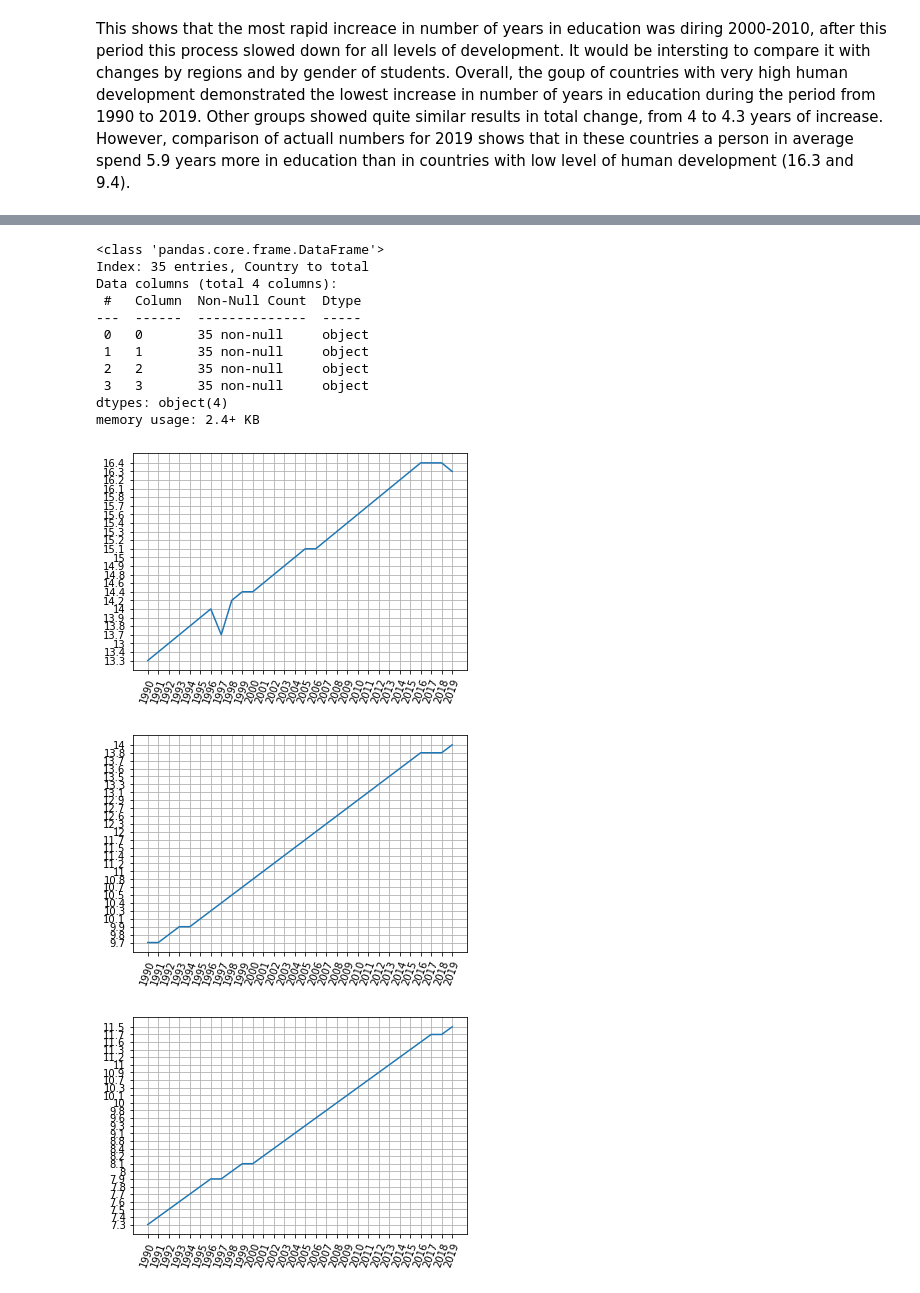
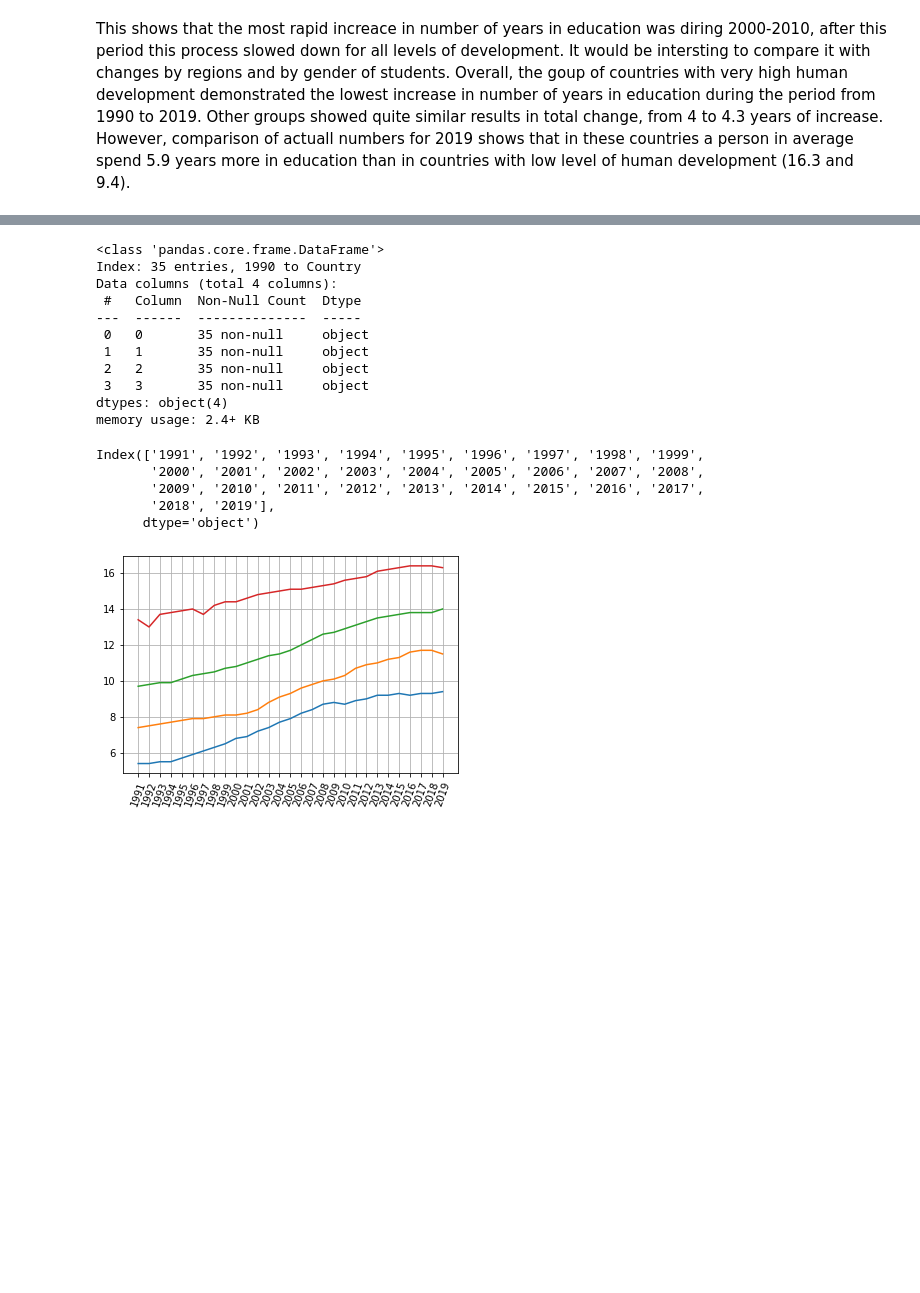
Before and after one commit to mara-ber/programing_for_data, a Jupyter notebook: project - education.ipynb, the cells around one changed output, grey strips where cells are left out. Drawn from its saved outputs; the diff is of its cells as text; code cells hidden in the pictures; blank space fills up the shorter version.

```diff
--- a/project - education.ipynb
+++ b/project - education.ipynb
@@ -206,0 +161,9 @@ Graphs for each level of development to see how the changes have been happenning
+# %%
+df2 = pd.concat([pd.DataFrame([pd.to_numeric(schooling_development[e],errors='coerce') \
+                               for e in schooling_development.columns if e not in ['Country']]).T,\
+                 schooling_development[['Country']]],axis=1)
+
+df2.info()
+
+schooling_development_t = df2.T
+display(schooling_development_t)
@@ -207,33 +205,33 @@ Graphs for each level of development to see how the changes have been happenning
 # %%
-schooling_development_t = schooling_development.T
-display(schooling_development_t)
+
+#display(schooling_development_t)
 schooling_development_t.info()
-VH_dev = schooling_development.iloc[0, 1:31]
-H_dev = schooling_development.iloc[1, 1:31]
-M_dev = schooling_development.iloc[2, 1:31]
-L_dev = schooling_development.iloc[3, 1:31]
-#display(VH_dev)
+
+VH_dev = schooling_development_t.iloc[1:30, 0]
+H_dev = schooling_development_t.iloc[1:30, 1]
+M_dev = schooling_development_t.iloc[1:30, 2]
+L_dev = schooling_development_t.iloc[1:30, 3]
+display(VH_dev.keys())
 labels = VH_dev.keys()
+
+
+plt.plot(labels, L_dev)
+plt.xticks(rotation=70)
+#plt.grid()
+#plt.show()
+
+plt.plot(labels, M_dev)
+plt.xticks(rotation=70)
+#plt.grid()
+#plt.show()
+
+plt.plot(labels, H_dev)
+plt.xticks(rotation=70)
+#plt.grid()
+#plt.show()
+
 plt.plot(labels, VH_dev)
 plt.xticks(rotation=70)
 plt.grid()
 plt.show()
-
-plt.plot(labels, H_dev)
-plt.xticks(rotation=70)
-plt.grid()
-plt.show()
-
-plt.plot(labels, M_dev)
-plt.xticks(rotation=70)
-plt.grid()
-plt.show()
-
-plt.plot(labels, L_dev)
-plt.xticks(rotation=70)
-plt.grid()
-
-plt.show()
-#data_1 = data.max()
-#data_1
 # %% [output]
@@ -257,14 +238,17 @@ plt.show()
 <class 'pandas.core.frame.DataFrame'>
-Index: 35 entries, Country to total
+Index: 35 entries, 1990 to Country
 Data columns (total 4 columns):
  #   Column  Non-Null Count  Dtype
 ---  ------  --------------  -----
  0   0       35 non-null     object
  1   1       35 non-null     object
  2   2       35 non-null     object
  3   3       35 non-null     object
 dtypes: object(4)
 memory usage: 2.4+ KB
+Index(['1991', '1992', '1993', '1994', '1995', '1996', '1997', '1998', '1999',
+       '2000', '2001', '2002', '2003', '2004', '2005', '2006', '2007', '2008',
+       '2009', '2010', '2011', '2012', '2013', '2014', '2015', '2016', '2017',
+       '2018', '2019'],
+      dtype='object')
-[figure, old version]
+[figure, new version]
-[figure, removed]
-[figure, removed]
```
Also changed, not shown: parts of 11 cells of this notebook.
